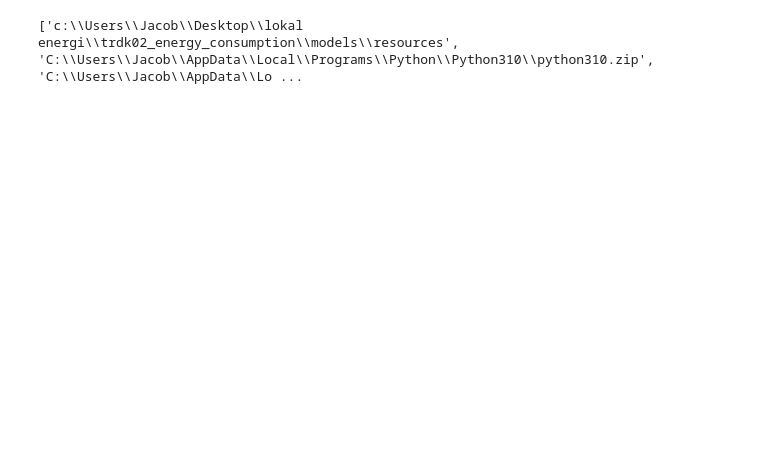
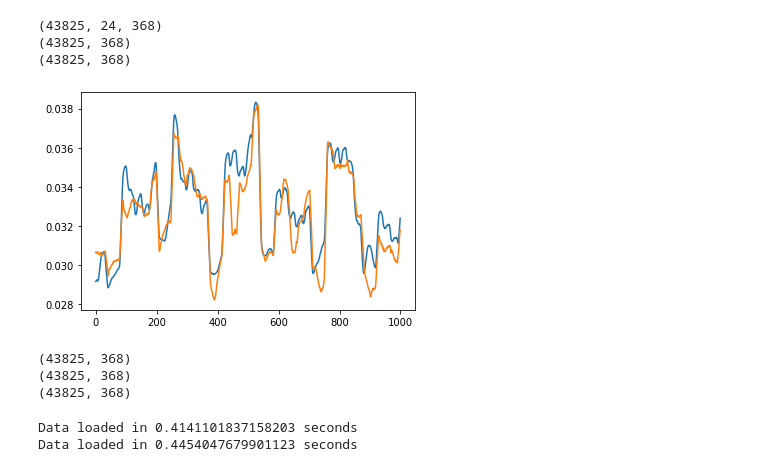
Before and after one commit to dagokl/trdk02_energy_consumption, a Jupyter notebook: models/resources/Aggregate anomalies.ipynb, the cells around one changed output. Drawn from its saved outputs; the diff is of its cells as text; code cells hidden in the pictures; blank space fills up the shorter version.

Commit message:
tested how AE did on buildings with energy-meters summed

```diff
--- a/models/resources/Aggregate anomalies.ipynb
+++ b/models/resources/Aggregate anomalies.ipynb
@@ -1,9 +1,50 @@
 # %%
 from tensorflow import keras
-from utils import load_meters_data
-from utils import prepare_data
+from utils import load_meters_data, prepare_data, load_and_prepare_building_dfs
+import matplotlib.pyplot as plt
+import numpy as np
+
+time_steps = 24
 meters_data = load_meters_data('data/EsaveExport_Trondheim Kommune_Trondheim_10121314.xls')
-X_train, X_test = prepare_data(meters_data, time_steps=10)
-model = keras.models.load_model('../autoencoder1.0')
+X_train = prepare_data(meters_data, time_steps=time_steps, split_ratio=0)
+channels = X_train.shape[2]
+model = keras.models.load_model('../autoencoder24_4')
+
+plt.rcParams.update({'figure.figsize':(9,4), 'figure.dpi':100})
-# %% [output]
-['c:\\Users\\Jacob\\Desktop\\lokal energi\\trdk02_energy_consumption\\models\\resources', 'C:\\Users\\Jacob\\AppData\\Local\\Programs\\Python\\Python310\\python310.zip', 'C:\\Users\\Jacob\\AppData\\Lo ...
+# %%
+pred = model.predict(X_train)
+print(pred.shape)
+pred_mean = np.mean(pred, axis=1)
+print(pred_mean.shape)
+real_mean = np.mean(X_train, axis=1)
+print(real_mean.shape)
+plt.plot(pred_mean[:1000,0])
+plt.plot(real_mean[:1000,0])
+plt.show()
+# %% [output]
+(43825, 24, 368)
+(43825, 368)
+(43825, 368)
+[figure, added]
+# %%
+copy1 = meters_data.copy()
+copy2 = meters_data.copy()
+copy1 = copy1.iloc[:-time_steps+1]
+copy2 = copy2.iloc[:-time_steps+1]
+
+# replace content of copy with predicted values
+print(pred_mean.shape)
+print(real_mean.shape)
+print(copy1.shape)
+copy1.iloc[:] = pred_mean
+copy2.iloc[:] = real_mean
+# %% [output]
+(43825, 368)
+(43825, 368)
+(43825, 368)
+# %%
+predicted_buildings = load_and_prepare_building_dfs(vis_path="data/VIS Målere.xlsx", raw_esave_table=copy1)
+actual_buildings = load_and_prepare_building_dfs(vis_path="data/VIS Målere.xlsx", raw_esave_table=copy2)
+# %% [output]
+Data loaded in 0.4141101837158203 seconds
+Data loaded in 0.4454047679901123 seconds
```
Also changed, not shown: parts of 1 cell of this notebook, 6 other files.
